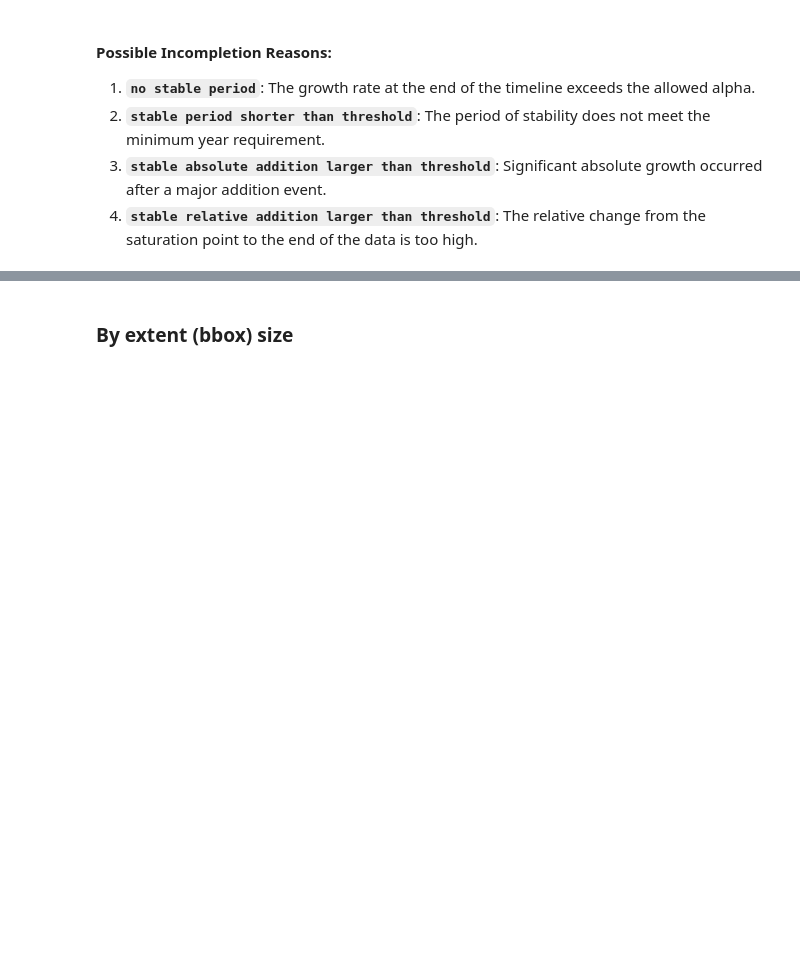
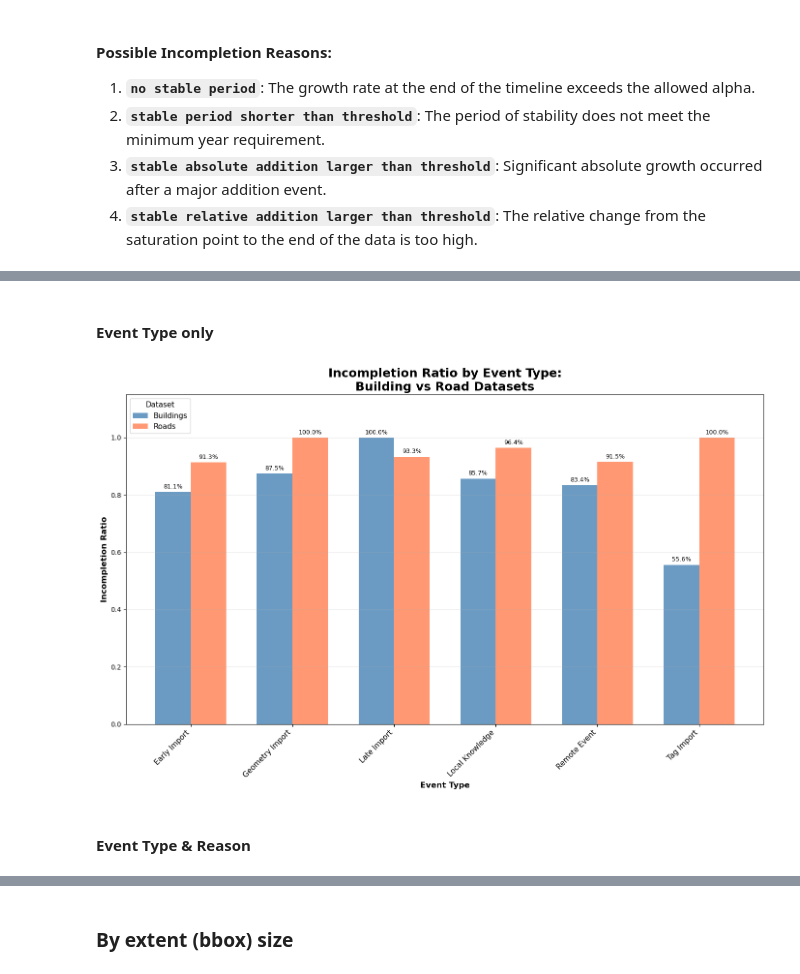
Before and after one commit to Geo-Cultural-Informatics-Lab/OSM-Feature-Completeness, a Jupyter notebook: 6) success statistics for events/success_statistics_events_export.ipynb, the cells around one changed output, grey strips where cells are left out. Cells and saved outputs as stored; diff of their text form; code cells hidden in the pictures; blank space fills up the shorter version.

```diff
--- a/6) success statistics for events/success_statistics_events_export.ipynb
+++ b/6) success statistics for events/success_statistics_events_export.ipynb
@@ -626,0 +628,62 @@ plt.show()
+# %% [markdown]
+#### Event Type only
+# %%
+# Prepare data for plotting by event type
+# Rename events for cleaner plot labels
+bld_plot_data = bld_status_by_type.copy()
+road_plot_data = road_status_by_type.copy()
+
+bld_plot_data['Event type'] = bld_plot_data['Event type'].replace(label_map)
+road_plot_data['Event type'] = road_plot_data['Event type'].replace(label_map)
+
+# Create combined dataframe for plotting
+plot_by_event = pd.concat([
+    bld_plot_data[['Event type', 'Incomplete percentage']].assign(Dataset='Buildings'),
+    road_plot_data[['Event type', 'Incomplete percentage']].assign(Dataset='Roads')
+], ignore_index=True)
+
+# Create histogram-style bar plot
+fig, ax = plt.subplots(figsize=(14, 9))
+
+# Get unique event types
+event_types = sorted(bld_plot_data['Event type'].unique())
+datasets = ['Buildings', 'Roads']
+bar_width = 0.35
+x_pos = np.arange(len(event_types))
+
+# Create bars for each dataset
+colors = ['steelblue', 'coral']
+for i, dataset in enumerate(datasets):
+    data_subset = plot_by_event[plot_by_event['Dataset'] == dataset]
+    values = [data_subset[data_subset['Event type'] == event]['Incomplete percentage'].values[0] if any(data_subset['Event type'] == event) else 0 for event in event_types]
+    offset = (i - 0.5) * bar_width
+    bars = ax.bar(x_pos + offset, values, bar_width, label=dataset, alpha=0.8, color=colors[i])
+
+    # Add value labels on top of each bar
+    for bar in bars:
+        height = bar.get_height()
+        if height > 0:
+            ax.annotate(f'{height:.1%}',
+                        xy=(bar.get_x() + bar.get_width() / 2, height),
+                        xytext=(0, 3),
+                        textcoords="offset points",
+                        ha='center', va='bottom',
+                        fontsize=9)
+
+# Set labels and formatting
+ax.set_xlabel('Event Type', fontsize=12, fontweight='bold')
+ax.set_ylabel('Incompletion Ratio', fontsize=12, fontweight='bold')
+ax.set_title('Incompletion Ratio by Event Type:\nBuilding vs Road Datasets',
+             fontsize=18, fontweight='bold')
+ax.set_ylim(0, 1.15)
+ax.set_xticks(x_pos)
+ax.set_xticklabels(event_types, fontsize=11, rotation=45, ha='right')
+ax.legend(title='Dataset', fontsize=11, title_fontsize=11)
+ax.grid(True, alpha=0.3, axis='y')
+
+plt.tight_layout()
+plt.show()
+# %% [output]
+[figure, added]
+# %% [markdown]
+#### Event Type & Reason
```
Also changed, not shown: parts of 38 cells of this notebook.
